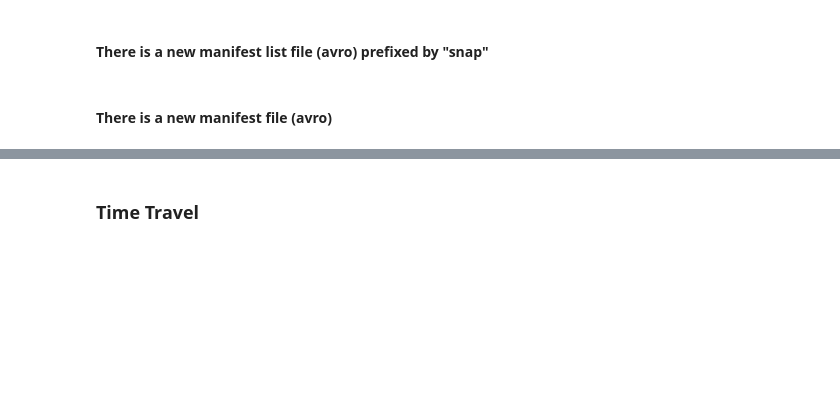
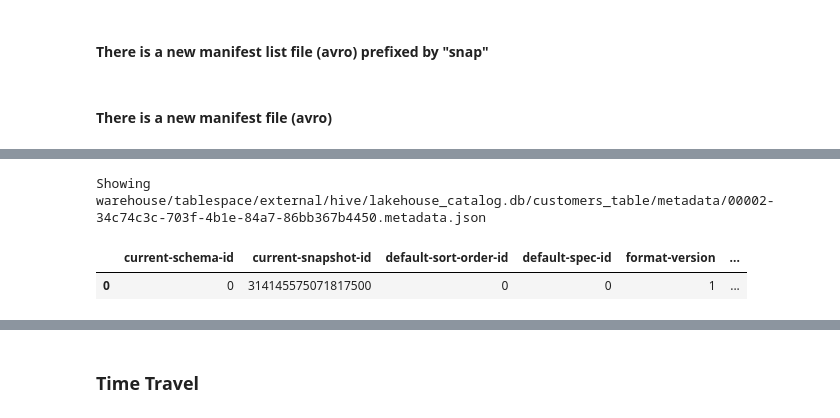
Before and after one commit to pdefusco/CDP_Lakehouse_ACE_HOL, a Jupyter notebook: cml/01_Iceberg_Architecture.ipynb, the cells around one changed output, grey strips where cells are left out. Drawn from its saved outputs; the diff is of its cells as text; code cells hidden in the pictures; blank space fills up the shorter version.

```diff
--- a/cml/01_Iceberg_Architecture.ipynb
+++ b/cml/01_Iceberg_Architecture.ipynb
@@ -349,0 +368,7 @@ warehouse/tablespace/external/hive/lakehouse_catalog.db/customers_table/metadata
+# %%
+print("Showing " + metadata_file_list[2])
+spark.read.option("multiline","true").json("s3a://go01-demo/" + metadata_file_list[2]).toPandas()
+# %% [output]
+Showing warehouse/tablespace/external/hive/lakehouse_catalog.db/customers_table/metadata/00002-34c74c3c-703f-4b1e-84a7-86bb367b4450.metadata.json
+|  | current-schema-id | current-snapshot-id | default-sort-order-id | default-spec-id | format-version | ... |
+| 0 | 0 | 314145575071817500 | 0 | 0 | 1 | ... |
```
Also changed, not shown: parts of 23 cells of this notebook, 1 other file.
